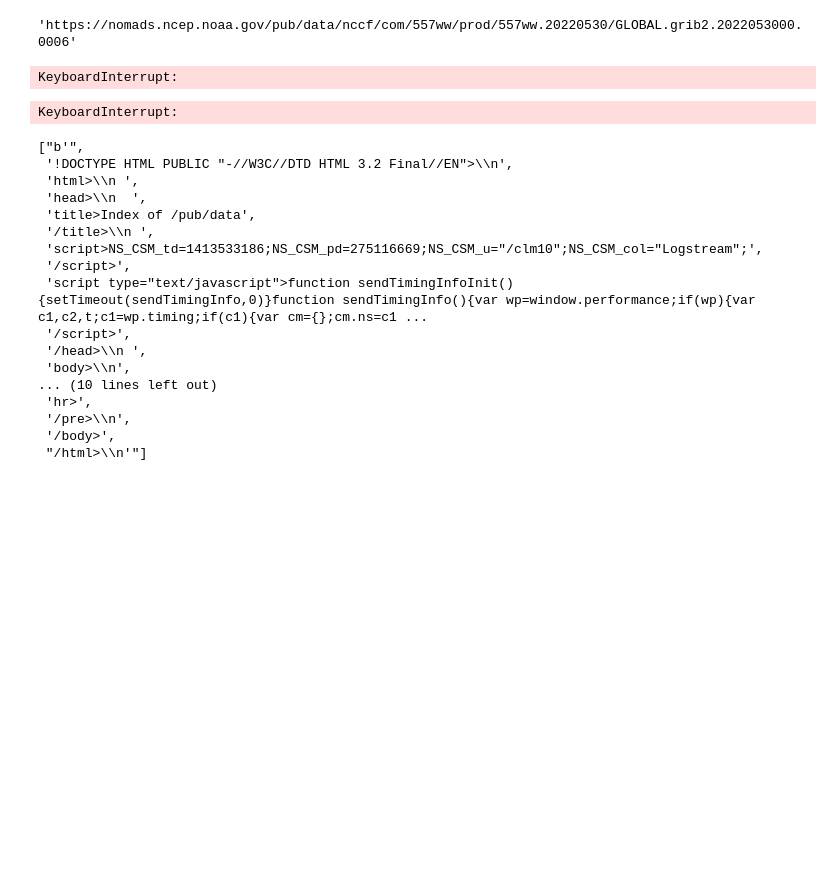
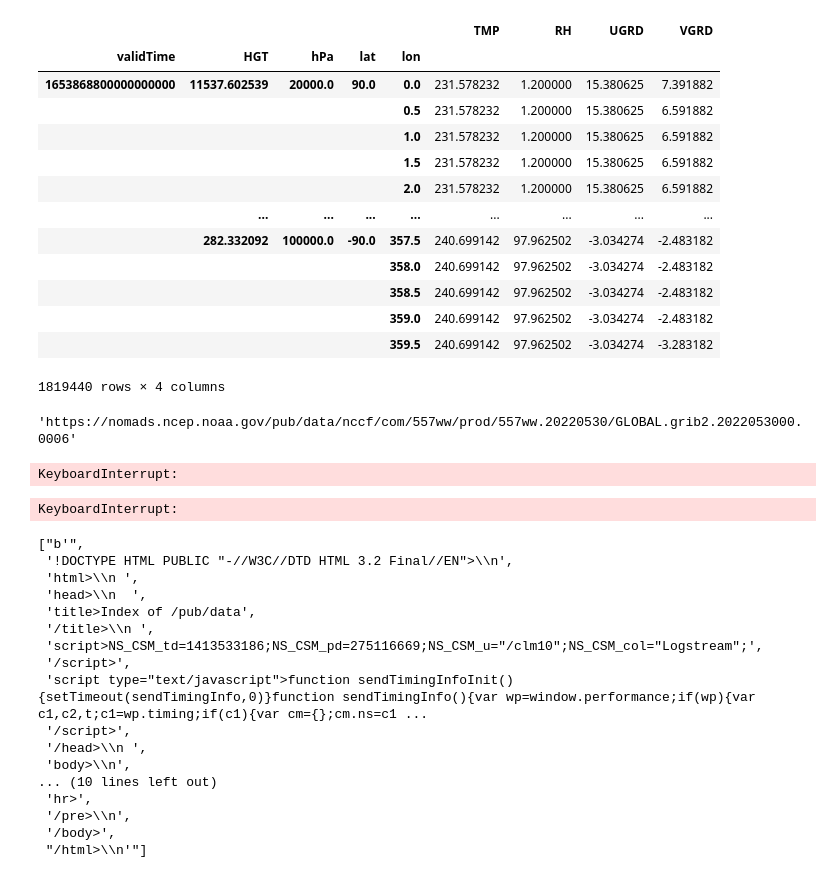
Before and after one commit to leaver2000/wxpy, a Jupyter notebook: lab-global-grib.ipynb, the cells around one changed output. Saved outputs shown, nothing was run; the diff lists cells and outputs as text; code cells hidden in the pictures; blank space fills up the shorter version.

```diff
--- a/lab-global-grib.ipynb
+++ b/lab-global-grib.ipynb
@@ -23,4 +17,0 @@ The jupyter_black extension is already loaded. To reload it, use:
-# %%
-var_template = "{0}_P0_L100_GLL0"
-coordinates = ["lv_ISBL0", "lat_0", "lon_0"]
-variables = {var_template.format(x): x for x in ("TMP", "RH", "UGRD", "VGRD", "HGT")}  # HGT_P0_L100_GLL0
@@ -26,0 +69,15 @@ variables = {var_template.format(x): x for x in ("TMP", "RH", "UGRD", "VGRD", "H
+# %%
+import re
+
+
+def load_dataset(filepath: str, grib_index: GribIndex = None):
+    mr, fh = re.search("\d*\.\d{4}$", filepath).group().split(".")
+    validtime = pd.to_datetime(mr, format="%Y%m%d%H") + pd.to_timedelta(int(fh), unit="H")
+    ds: xr.Dataset = xr.open_dataset(filepath, engine="pynio")
+    if grib_index is not None:
+        ds = ds[grib_index.variables].rename(grib_index.rename())
+    return ds.expand_dims({"validTime": [validtime.value]})
+
+
+ds = load_dataset("data/557ww/GLOBAL.grib2.2022053000.0000", grib_index=index)
+ds
@@ -27,2 +98,19 @@ variables = {var_template.format(x): x for x in ("TMP", "RH", "UGRD", "VGRD", "H
+# %%
+ds.to_dataframe().set_index("HGT", append=True).reorder_levels(["validTime", "HGT", "hPa", "lat", "lon"])
+# %% [output]
+|  |  |  |  |  | TMP | RH | UGRD | VGRD |
+| validTime | HGT | hPa | lat | lon |  |  |  |  |
+| 1653868800000000000 | 11537.602539 | 20000.0 | 90.0 | 0.0 | 231.578232 | 1.200000 | 15.380625 | 7.391882 |
+|  |  |  |  | 0.5 | 231.578232 | 1.200000 | 15.380625 | 6.591882 |
+|  |  |  |  | 1.0 | 231.578232 | 1.200000 | 15.380625 | 6.591882 |
+|  |  |  |  | 1.5 | 231.578232 | 1.200000 | 15.380625 | 6.591882 |
+|  |  |  |  | 2.0 | 231.578232 | 1.200000 | 15.380625 | 6.591882 |
+|  | ... | ... | ... | ... | ... | ... | ... | ... |
+|  | 282.332092 | 100000.0 | -90.0 | 357.5 | 240.699142 | 97.962502 | -3.034274 | -2.483182 |
+|  |  |  |  | 358.0 | 240.699142 | 97.962502 | -3.034274 | -2.483182 |
+|  |  |  |  | 358.5 | 240.699142 | 97.962502 | -3.034274 | -2.483182 |
+|  |  |  |  | 359.0 | 240.699142 | 97.962502 | -3.034274 | -2.483182 |
+|  |  |  |  | 359.5 | 240.699142 | 97.962502 | -3.034274 | -3.283182 |
+1819440 rows × 4 columns
 # %%
 import pandas as pd
```
Also changed, not shown: parts of 4 cells of this notebook, 1 other file.
